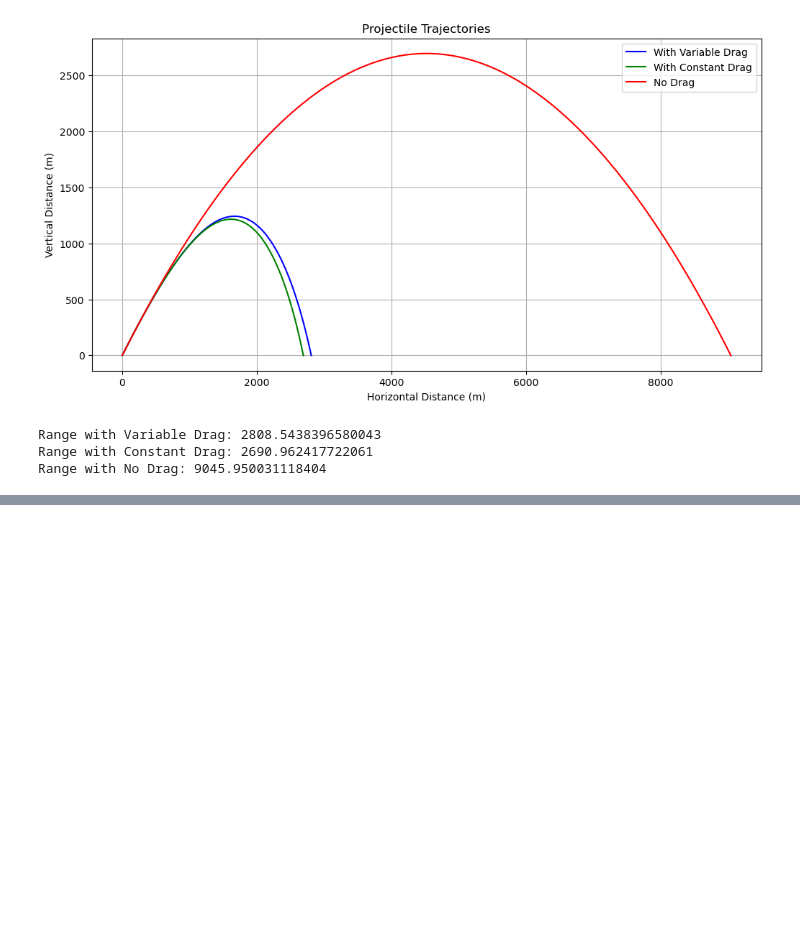
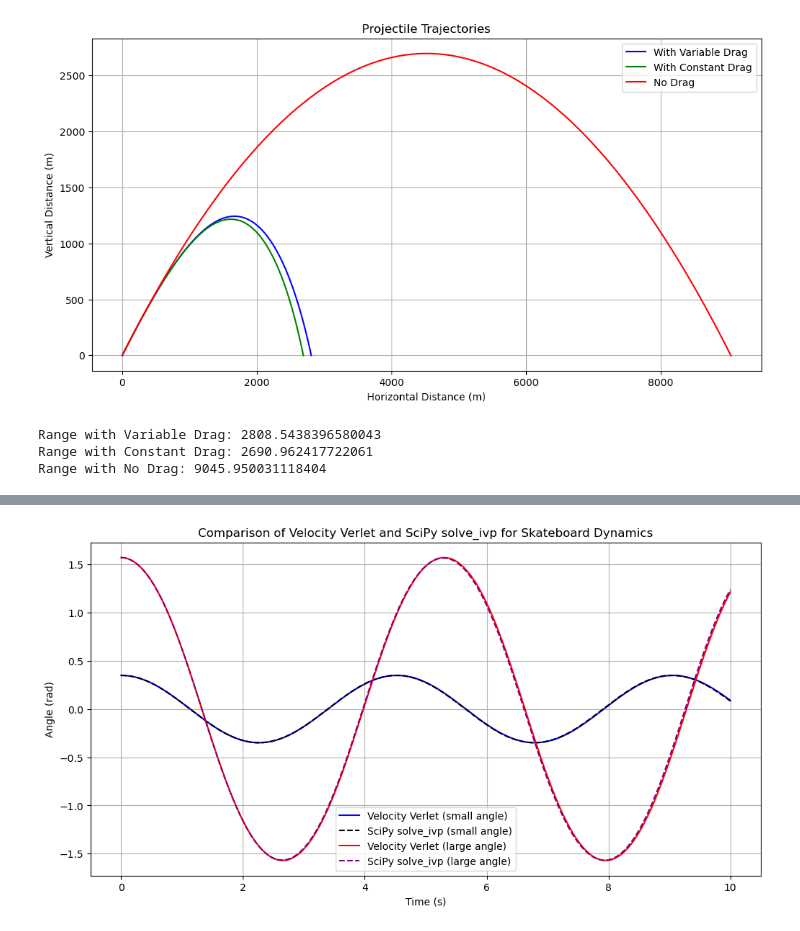
Before and after one commit to Lucc005/Computational-Project-Part-1, a Jupyter notebook: Part1pshx521.ipynb, the cells around one changed output, grey strips where cells are left out. Drawn from its saved outputs; the diff is of its cells as text; code cells hidden in the pictures; blank space fills up the shorter version.

```diff
--- a/Part1pshx521.ipynb
+++ b/Part1pshx521.ipynb
@@ -218,0 +452,66 @@ Range with No Drag: 9045.950031118404
+# %%
+
+from scipy.integrate import solve_ivp
+
+# Constants
+g = 9.8  # Gravitational acceleration (m/s^2)
+R = 5.0  # Radius of the half-pipe (m)
+dt = 0.01  # Time step (s)
+t_total = 10.0  # Total simulation time (s)
+num_steps = int(t_total / dt)  # Number of simulation steps
+
+# Define the acceleration function for Velocity Verlet: d^2(phi)/dt^2 = -g/R * sin(phi)
+def acceleration(phi):
+    return -g / R * np.sin(phi)
+
+# Velocity Verlet Algorithm
+def velocity_verlet(phi_0, phi_dot_0):
+    phi = np.zeros(num_steps)
+    phi_dot = np.zeros(num_steps)
+    phi[0] = phi_0
+    phi_dot[0] = phi_dot_0
+
+    for i in range(1, num_steps):
+        phi[i] = phi[i - 1] + phi_dot[i - 1] * dt + 0.5 * acceleration(phi[i - 1]) * dt**2
+        accel_new = acceleration(phi[i])
+        phi_dot[i] = phi_dot[i - 1] + 0.5 * (acceleration(phi[i - 1]) + accel_new) * dt
+
+    return phi, phi_dot
+
+# Reformulate as a first-order system for SciPy
+# y[0] = phi, y[1] = d(phi)/dt
+def skateboard_dynamics(t, y):
+    return [y[1], -g / R * np.sin(y[0])]
+
+# Initial conditions
+phi_0_small = np.radians(20)  # Small initial angle (in radians)
+phi_0_large = np.pi / 2  # Large initial angle (in radians)
+phi_dot_0 = 0.0  # Initial angular velocity
+
+# Solve with Velocity Verlet
+phi_small_verlet, phi_dot_small_verlet = velocity_verlet(phi_0_small, phi_dot_0)
+phi_large_verlet, phi_dot_large_verlet = velocity_verlet(phi_0_large, phi_dot_0)
+
+# Solve with SciPy's solve_ivp
+sol_small = solve_ivp(skateboard_dynamics, [0, t_total], [phi_0_small, phi_dot_0], t_eval=np.linspace(0, t_total, num_steps))
+sol_large = solve_ivp(skateboard_dynamics, [0, t_total], [phi_0_large, phi_dot_0], t_eval=np.linspace(0, t_total, num_steps))
+
+# Plot results
+plt.figure(figsize=(12, 6))
+
+# Small initial angle
+plt.plot(np.linspace(0, t_total, num_steps), phi_small_verlet, label="Velocity Verlet (small angle)", color="blue")
+plt.plot(sol_small.t, sol_small.y[0], label="SciPy solve_ivp (small angle)", linestyle="--", color="black")
+
+# Large initial angle
+plt.plot(np.linspace(0, t_total, num_steps), phi_large_verlet, label="Velocity Verlet (large angle)", color="red")
+plt.plot(sol_large.t, sol_large.y[0], label="SciPy solve_ivp (large angle)", linestyle="--", color="purple")
+
+plt.xlabel("Time (s)")
+plt.ylabel("Angle (rad)")
+plt.title("Comparison of Velocity Verlet and SciPy solve_ivp for Skateboard Dynamics")
+plt.legend()
+plt.grid(True)
+plt.show()
+# %% [output]
+[figure, added]
```
Also changed, not shown: parts of 10 cells of this notebook.
